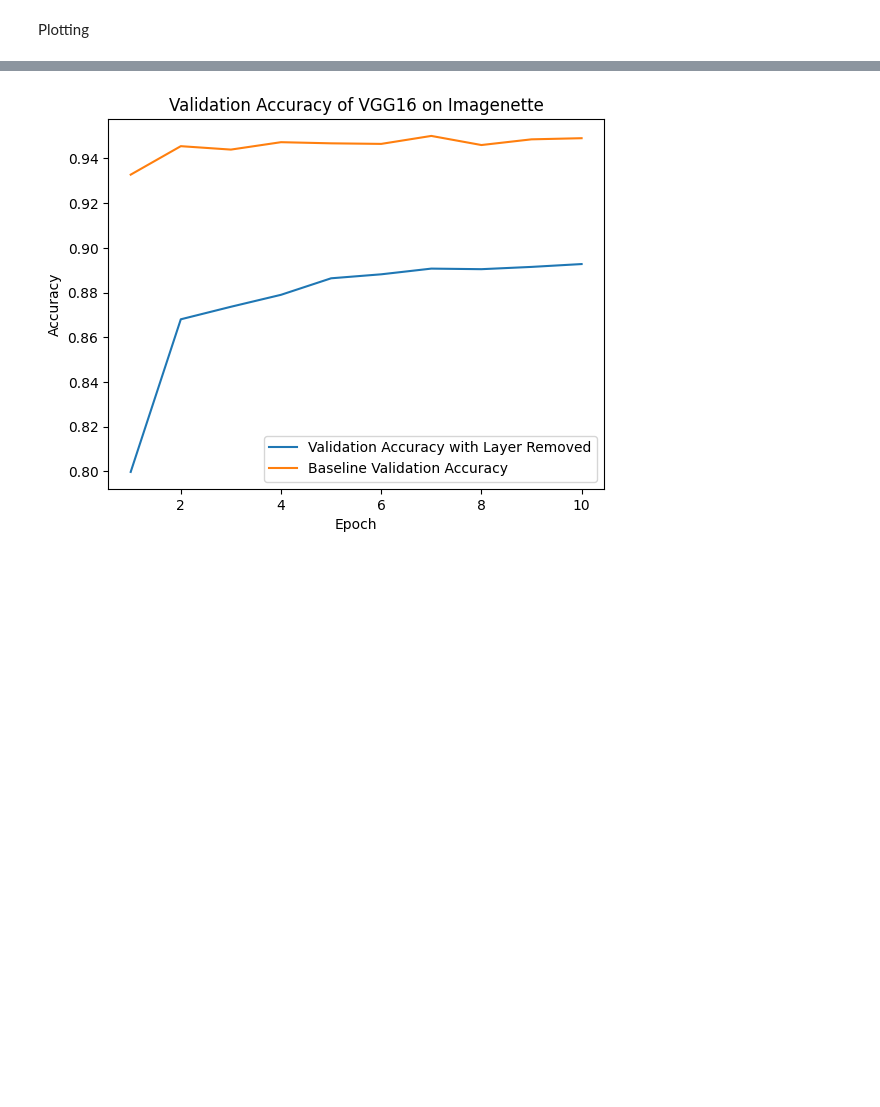
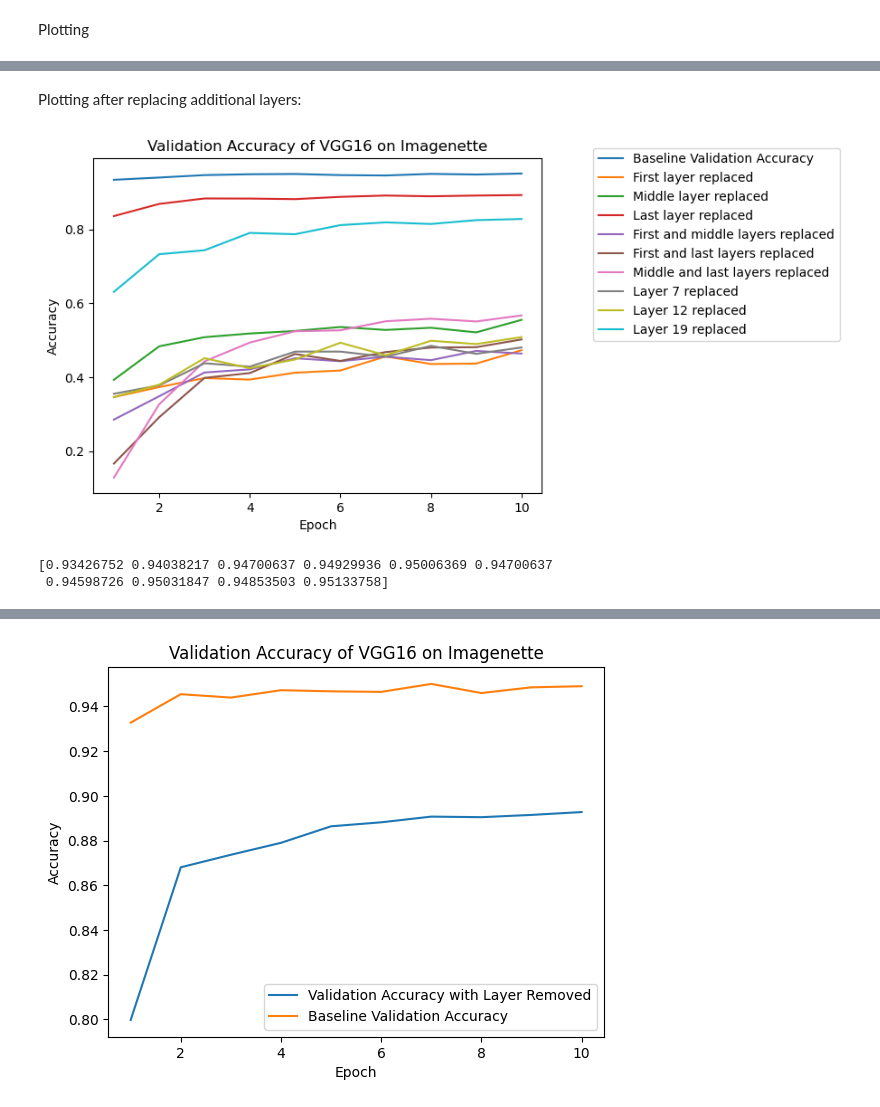
Before and after one commit to akutuva21/frozen, a Jupyter notebook: VGG16/VGG16_final.ipynb, the cells around one changed output, grey strips where cells are left out. Saved outputs shown, nothing was run; the diff lists cells and outputs as text; code cells hidden in the pictures; blank space fills up the shorter version.

```diff
--- a/VGG16/VGG16_final.ipynb
+++ b/VGG16/VGG16_final.ipynb
@@ -938,0 +1157,8 @@ print(train_losses)
+# %%
+num_epochs = 10
+train_loss_layer12 = np.zeros(num_epochs)
+val_accuracy_layer12 = np.zeros(num_epochs)
+for epoch in range(num_epochs):
+    train_loss_layer12[epoch] = train(model9, train_loader, criterion, optimizer, device)
+    val_accuracy_layer12[epoch] = evaluate(model9, val_loader, device)
+    print(f"Epoch {epoch+1}, Train Loss: {train_loss_layer12[epoch]:.4f}, Val Accuracy: {val_accuracy_layer12[epoch]:.4f}")
@@ -938,0 +1178,6 @@ print(train_losses)
+# %%
+# Load pre-trained ResNet model
+device = torch.device("cuda" if torch.cuda.is_available() else "cpu")
+# model = models.resnet18(weights=models.ResNet18_Weights.DEFAULT)
+model = models.vgg16(weights=models.VGG16_Weights.DEFAULT)
+model.to(device)
@@ -938,0 +1270,8 @@ print(train_losses)
+# %%
+num_epochs = 10
+train_loss_layer19 = np.zeros(num_epochs)
+val_accuracy_layer19 = np.zeros(num_epochs)
+for epoch in range(num_epochs):
+    train_loss_layer19[epoch] = train(model10, train_loader, criterion, optimizer, device)
+    val_accuracy_layer19[epoch] = evaluate(model10, val_loader, device)
+    print(f"Epoch {epoch+1}, Train Loss: {train_loss_layer19[epoch]:.4f}, Val Accuracy: {val_accuracy_layer19[epoch]:.4f}")
@@ -938,0 +1289,27 @@ print(train_losses)
+# %% [markdown]
+Plotting after replacing additional layers:
+# %%
+#code for plotting the graphs below - just copy-pasted the val and training values into lists
+epoch = [i for i in range(1,num_epochs+1)]
+plt.plot(epoch, val_accuracies, label="Baseline Validation Accuracy")
+plt.plot(epoch, val_accuracy_first, label="First layer replaced")
+plt.plot(epoch, val_accuracy_middle, label="Middle layer replaced")
+plt.plot(epoch, val_accuracy_last, label="Last layer replaced")
+plt.plot(epoch, val_accuracy_first_middle, label="First and middle layers replaced")
+plt.plot(epoch, val_accuracy_first_last, label="First and last layers replaced")
+plt.plot(epoch, val_accuracy_middle_last, label="Middle and last layers replaced")
+plt.plot(epoch, val_accuracy_layer7, label="Layer 7 replaced")
+plt.plot(epoch, val_accuracy_layer12, label="Layer 12 replaced")
+plt.plot(epoch, val_accuracy_layer19, label="Layer 19 replaced")
+plt.title("Validation Accuracy of VGG16 on Imagenette")
+plt.legend(bbox_to_anchor=(1.1, 1.05))
+plt.ylabel("Accuracy")
+plt.xlabel("Epoch")
+
+plt.show()
+# print(val_accuracy_changed)
+print(val_accuracies)
+# %% [output]
+[figure, added]
+[0.93426752 0.94038217 0.94700637 0.94929936 0.95006369 0.94700637
+ 0.94598726 0.95031847 0.94853503 0.95133758]
```
Also changed, not shown: parts of 32 cells of this notebook.
